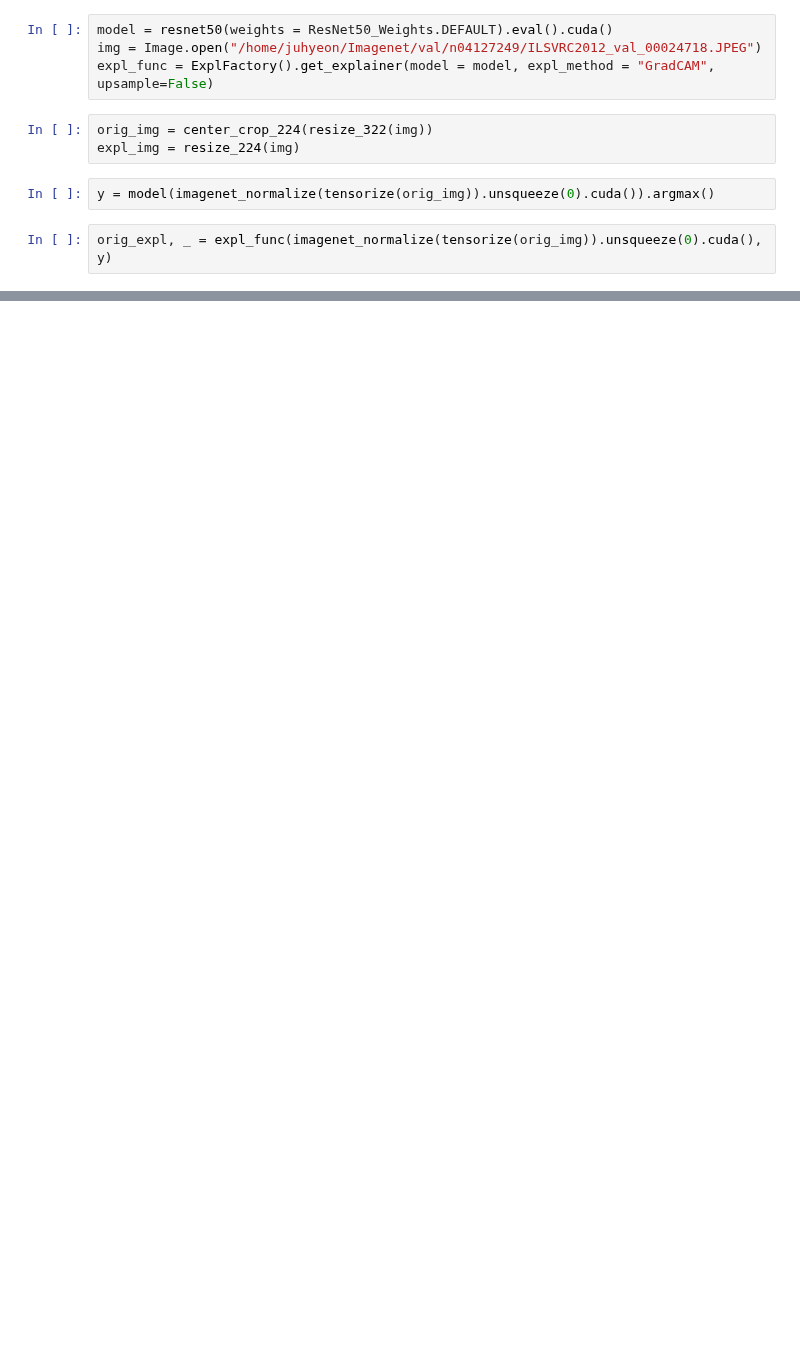
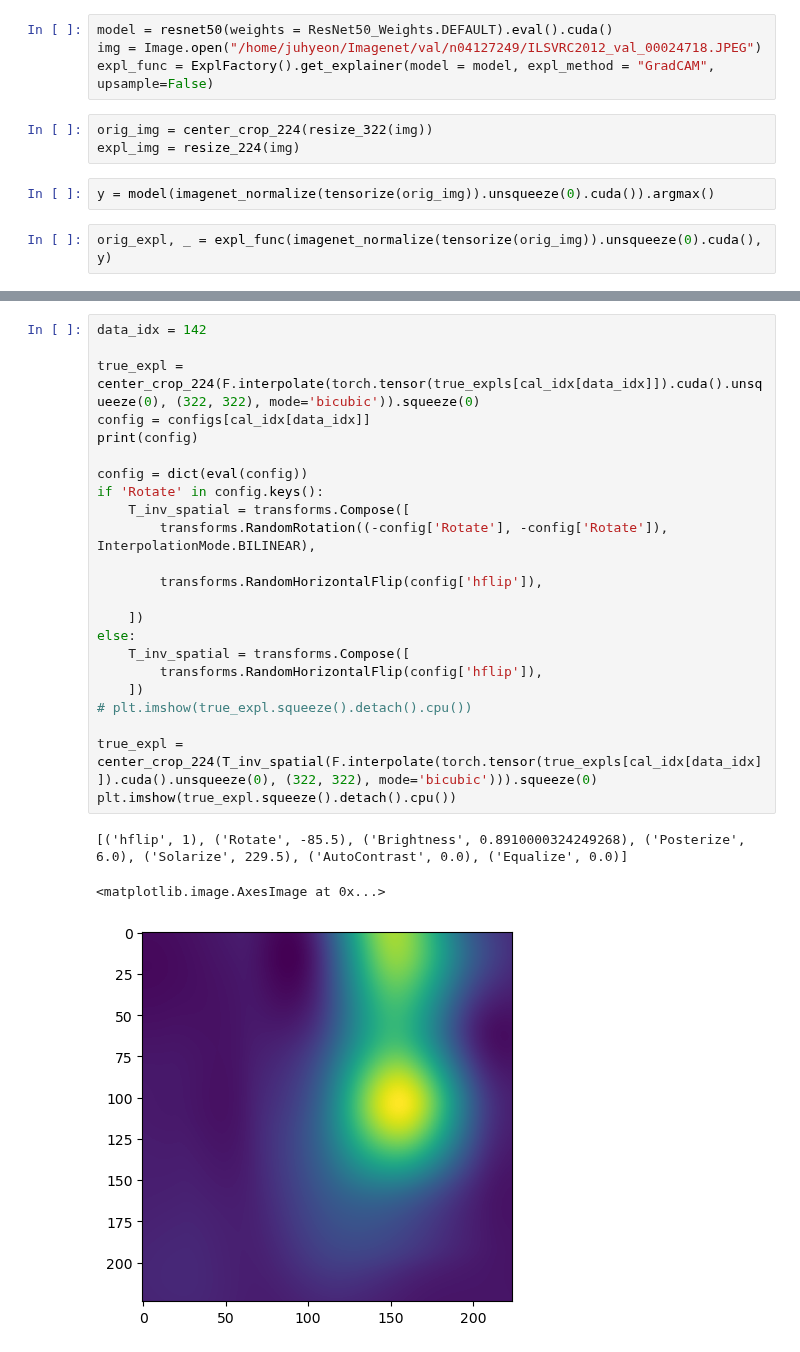
Before and after one commit to beotborry/ConformalXAI, a Jupyter notebook: code_test.ipynb, the cells around one changed output, grey strips where cells are left out. Drawn from its saved outputs; the diff is of its cells as text; blank space fills up the shorter version.

```diff
--- a/code_test.ipynb
+++ b/code_test.ipynb
@@ -62,0 +116,27 @@ plt.imshow(_expl.squeeze().detach().cpu())
+# %%
+data_idx = 142
+
+true_expl = center_crop_224(F.interpolate(torch.tensor(true_expls[cal_idx[data_idx]]).cuda().unsqueeze(0), (322, 322), mode='bicubic')).squeeze(0)
+config = configs[cal_idx[data_idx]]
+print(config)
+
+config = dict(eval(config))
+if 'Rotate' in config.keys():
+    T_inv_spatial = transforms.Compose([
+        transforms.RandomRotation((-config['Rotate'], -config['Rotate']), InterpolationMode.BILINEAR),
+
+        transforms.RandomHorizontalFlip(config['hflip']),
+
+    ])
+else:
+    T_inv_spatial = transforms.Compose([
+        transforms.RandomHorizontalFlip(config['hflip']),
+    ])
+# plt.imshow(true_expl.squeeze().detach().cpu())
+
+true_expl = center_crop_224(T_inv_spatial(F.interpolate(torch.tensor(true_expls[cal_idx[data_idx]]).cuda().unsqueeze(0), (322, 322), mode='bicubic'))).squeeze(0)
+plt.imshow(true_expl.squeeze().detach().cpu())
+# %% [output]
+[('hflip', 1), ('Rotate', -85.5), ('Brightness', 0.8910000324249268), ('Posterize', 6.0), ('Solarize', 229.5), ('AutoContrast', 0.0), ('Equalize', 0.0)]
+<matplotlib.image.AxesImage at 0x...>
+[figure, added]
```
Also changed, not shown: parts of 13 cells of this notebook, 3 other files.
